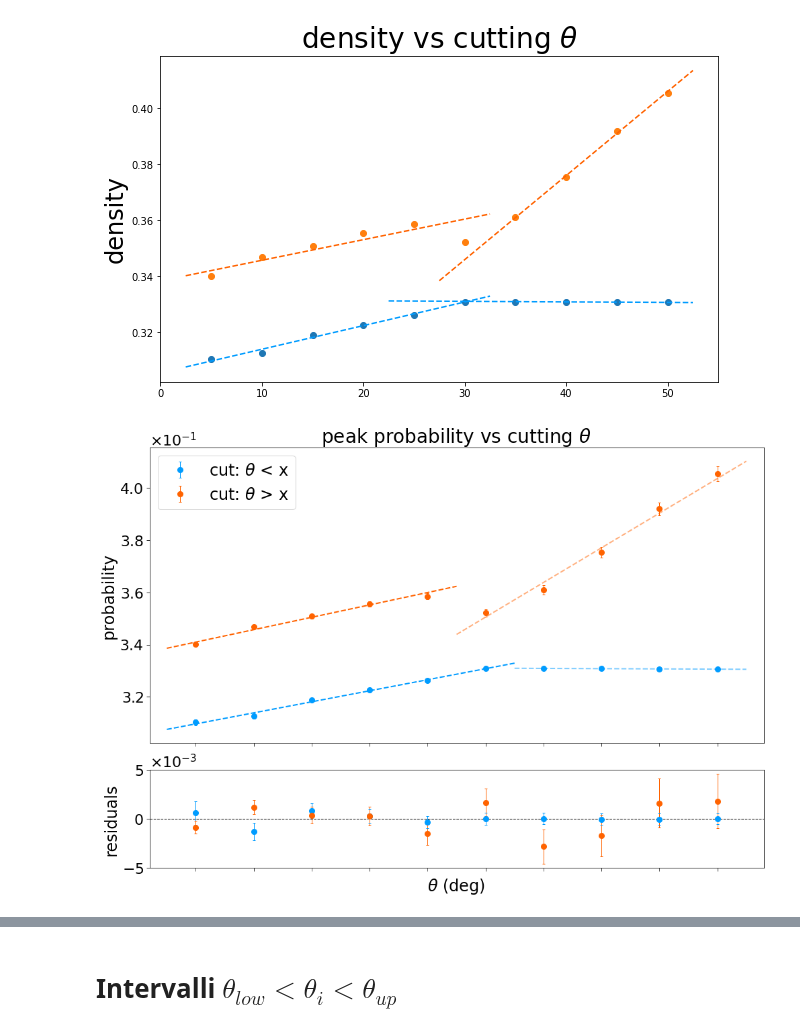
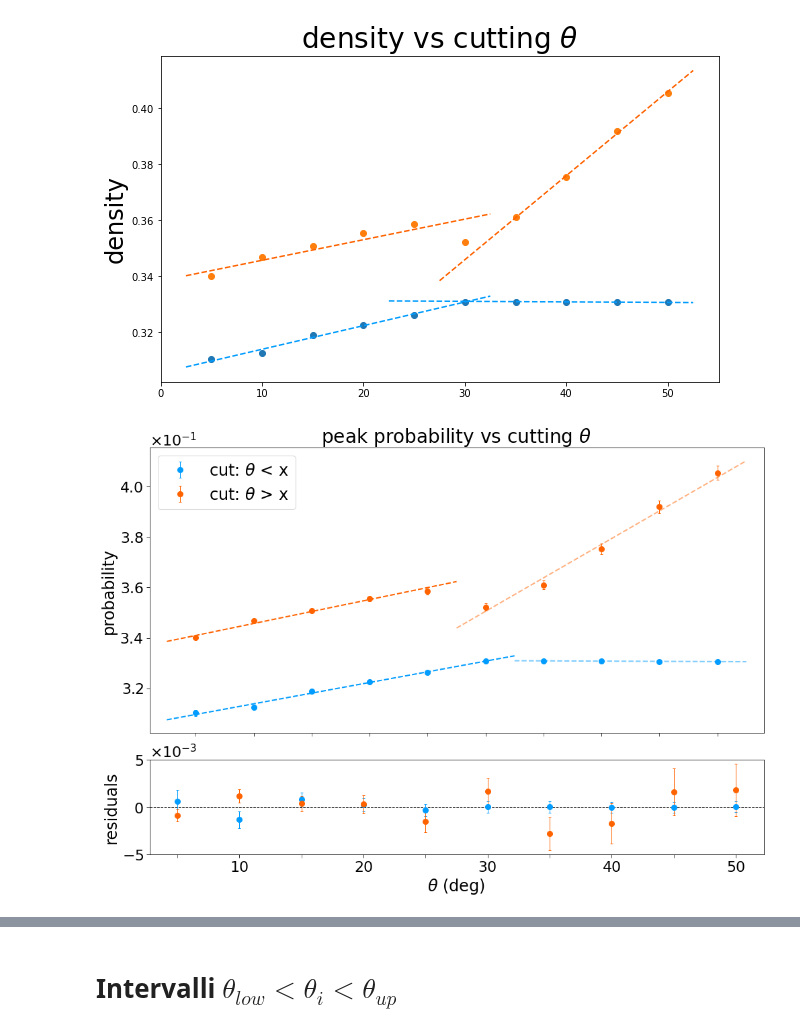
Before and after one commit to GiacomoFrn/Advanced-DQM-for-DT-detector, a Jupyter notebook: correlations/correlations_eda_54_density.ipynb, the cells around one changed output, grey strips where cells are left out. Saved outputs shown, nothing was run; the diff lists cells and outputs as text; code cells hidden in the pictures.

Commit message:
correlation plots

```diff
--- a/correlations/correlations_eda_54_density.ipynb
+++ b/correlations/correlations_eda_54_density.ipynb
@@ -458,7 +458,7 @@ fig, ax = plt.subplots(figsize=(14,10))
 
 gs = gridspec.GridSpec(2, 1,height_ratios=[3, 1])
 ax1 = plt.subplot(gs[0])
-ax2 = plt.subplot(gs[1],sharex = ax1)
+ax2 = plt.subplot(gs[1])
 
 ax1.set_title(r"peak probability vs cutting $\theta$", fontsize=28)
 ax2.set_xlabel(r"$\theta$ (deg)", fontsize=24)
@@ -619,34 +619,38 @@ ax2.errorbar(
     linestyle  = "none",
     elinewidth = 1,
     capsize    = 2,
     # label      = r"cut: $\theta$ > x"
 )
 
 # low-cut fit
 ax1.plot(
     np.linspace(thetas[6]-2.5, thetas[-1]+2.5, 100),
     lin(np.linspace(thetas[6]-2.5, thetas[-1]+2.5, 100), *low_par),
     linestyle = "dashed",
     color = "#009cff",
     lw=2,
     alpha=0.5,
 )
 # high-cut fit
 ax1.plot(
     np.linspace(thetas[5]-2.5, thetas[-1]+2.5, 100),
     lin(np.linspace(thetas[5]-2.5, thetas[-1]+2.5, 100), *high_par),
     linestyle = "dashed",
     color =  "#ff6300",
     lw = 2,
     alpha=0.5,
 )
 
 ax1.legend(fontsize=24)
 
 fig.tight_layout()
+
+PLOT_NAME = "density_fit_cut"
+fig.savefig(PLOT_PATH+PLOT_PREFIX+PLOT_NAME+PLOT_EXT, dpi=300)
+
 plt.show()
 # %% [output]
-[figure, old version]
+[figure, new version]
 # %%
 # -------- CORRELATION COEFFICIENTS
 # set a confidence level at 5%
```
Also changed, not shown: parts of 10 cells of this notebook, 6 other files.
